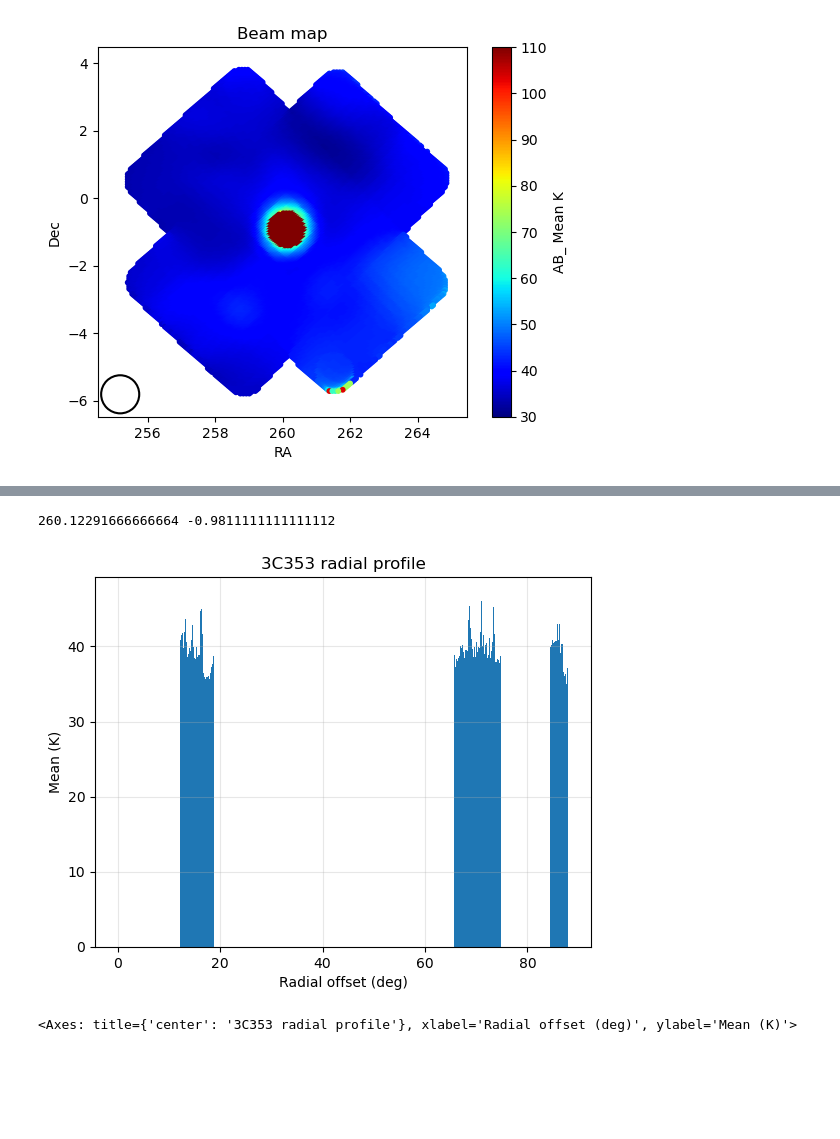
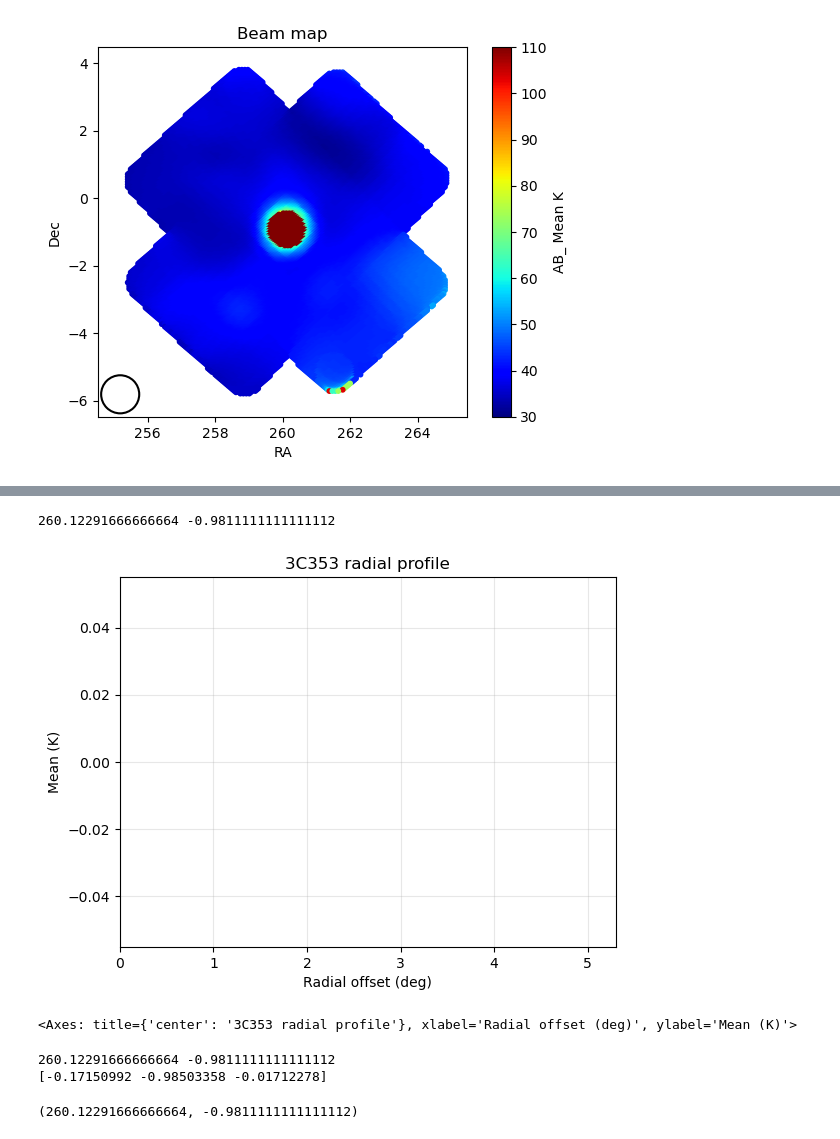
Before and after one commit to akvydula/skymap, a Jupyter notebook: notebooks/pointing_data_tests.ipynb, the cells around one changed output, grey strips where cells are left out. Saved outputs shown, nothing was run; the diff lists cells and outputs as text; code cells hidden in the pictures; blank space fills up the shorter version.

Commit message:
beam measurements

```diff
--- a/notebooks/pointing_data_tests.ipynb
+++ b/notebooks/pointing_data_tests.ipynb
@@ -125,17 +295,25 @@ title='Beam map', ra_dec_map=True)
 # %%
 ra_deg, dec_deg, values = m.get_map_radec_values("AB_")
 
 
 # Pass to histogram calculation
 src_ra, src_dec = Beam.get_source_radec("3C353")
 print(src_ra, src_dec)
 
-bin_centers, mean_k, counts = Beam.compute_beam_histogram_from_arrays(
+bin_centers, mean_k, counts = Beam.compute_beam_histogram(
     ra_deg, dec_deg, values, source_name="3C353", bin_size_deg=0.1
 )
 # Or compute and plot in one step
-Beam.plot_beam_histogram_from_arrays(ra_deg, dec_deg, values, source_name="3C353")
+plot_beam_histogram_test(ra_deg, dec_deg, values, attribute="AB_", source_name="3C353", bin_size_deg=0.1)
 # %% [output]
 260.12291666666664 -0.9811111111111112
-[figure, old version]
+[figure, new version]
 <Axes: title={'center': '3C353 radial profile'}, xlabel='Radial offset (deg)', ylabel='Mean (K)'>
+# %%
+print(src_ra, src_dec)
+
+import healpy as hp
+print(hp.ang2vec(np.radians(90.0 - src_dec), np.radians(src_ra)))
+# %% [output]
+260.12291666666664 -0.9811111111111112
+[-0.17150992 -0.98503358 -0.01712278]
@@ -141,0 +324,4 @@ Beam.plot_beam_histogram_from_arrays(ra_deg, dec_deg, values, source_name="3C353
+# %%
+Beam.get_source_radec('3C353')
+# %% [output]
+(260.12291666666664, -0.9811111111111112)
```
Also changed, not shown: parts of 14 cells of this notebook, 7 other files.
